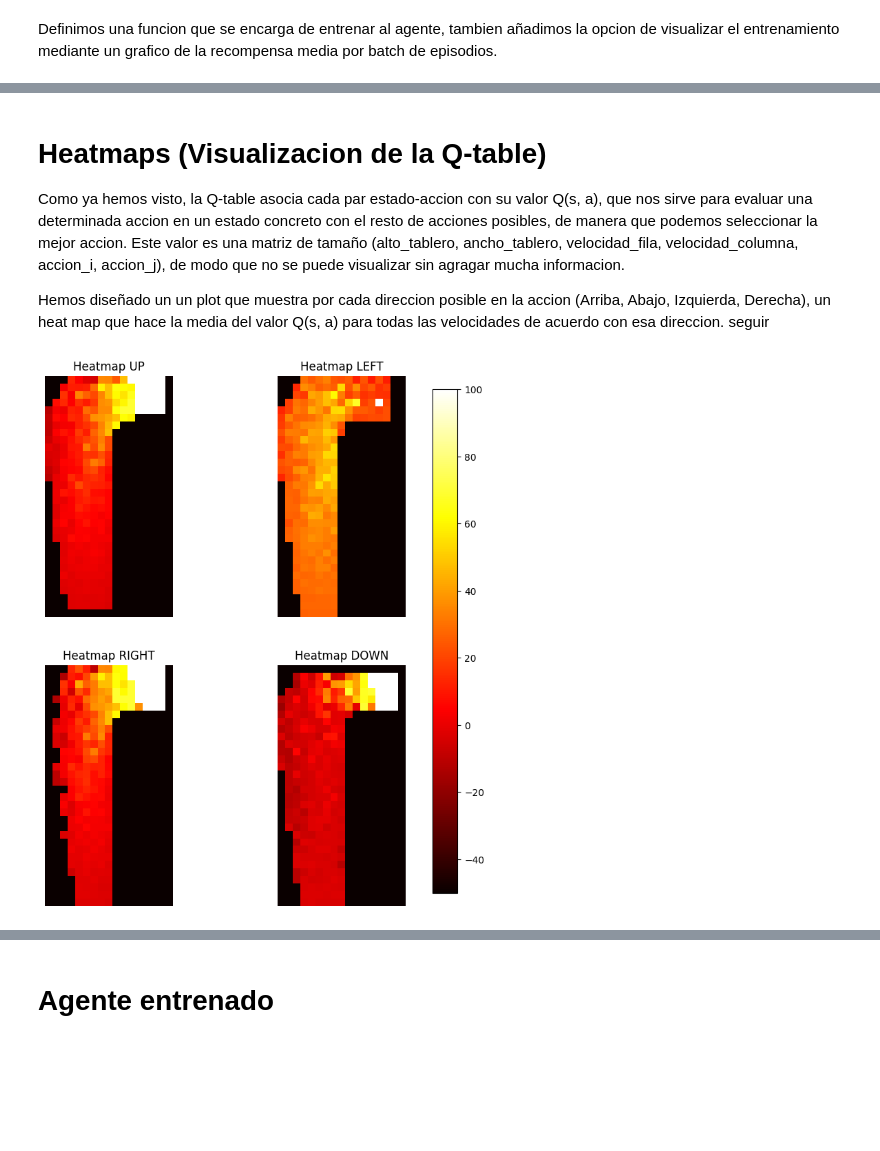
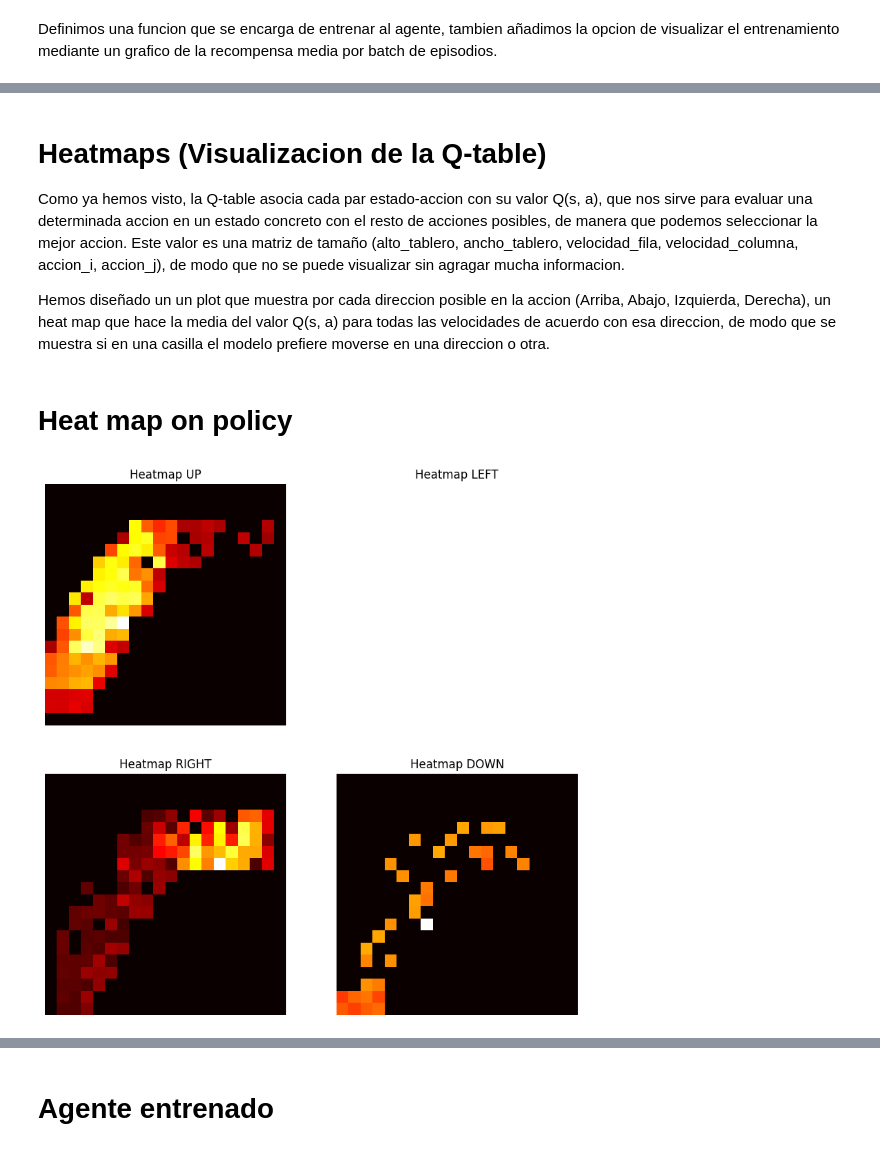
Before and after one commit to JaJeJoTor/io-practica2, a Jupyter notebook: implementacion objetos.ipynb, the cells around one changed output, grey strips where cells are left out. Saved outputs shown, nothing was run; the diff lists cells and outputs as text; code cells hidden in the pictures; blank space fills up the shorter version.

```diff
--- a/implementacion objetos.ipynb
+++ b/implementacion objetos.ipynb
@@ -659,7 +659,9 @@ class Q_table:
         return v + 5
 
 
-    def update_Q_table(self, pos, speed, action, retorno_s):
+    def update_Q_table(self, pos, speed, action, retorno_s, W = 1):
+        # W = 1 sera manejado por la implementacion on-policy
+        # W = peso importancia para off-policy
         '''
         Actualiza la matriz Q según del estado, acción y recompensa.
         '''
@@ -667,7 +669,7 @@ class Q_table:
         v1, v2 = self._vel_to_idx(speed[0]), self._vel_to_idx(speed[1])
         a1, a2 = action[0] + 1, action[1] + 1  # Mapear [-1,0,1] -> [0,1,2]
 
-        self.value_action_pair_count[p1, p2, v1, v2, a1, a2] += 1
+        self.value_action_pair_count[p1, p2, v1, v2, a1, a2] += W
         c = self.value_action_pair_count[p1, p2, v1, v2, a1, a2]
 
         q_value = self.Q_table[p1, p2, v1, v2, a1, a2]
@@ -829,0 +911,8 @@ Mejor trayectoria: 10 pasos
+# %%
+# Creamos un agente con Q-table inicializada pesimistamente
+on_policy_agent = Eps_soft_policy_agent(0.2, t1.rows, t1.columns)  # Más exploración inicial
+num_episodes = 100000
+discount = 0.7
+
+trainer = Train(t1, on_policy_agent)
+trainer.entrenar_on_policy(num_episodes, discount, plot_reward=True, plot_interval=10000)
@@ -832,7 +940,7 @@ Mejor trayectoria: 10 pasos
 
 Como ya hemos visto, la Q-table asocia cada par estado-accion con su valor Q(s, a), que nos sirve para evaluar una determinada accion en un estado concreto con el resto de acciones posibles, de manera que podemos seleccionar la mejor accion. Este valor es una matriz de tamaño (alto_tablero, ancho_tablero, velocidad_fila, velocidad_columna, accion_i, accion_j), de modo que no se puede visualizar sin agragar mucha informacion.
 
-Hemos diseñado un un plot que muestra por cada direccion posible en la accion (Arriba, Abajo, Izquierda, Derecha), un heat map que hace la media del valor Q(s, a) para todas las velocidades de acuerdo con esa direccion. seguir
+Hemos diseñado un un plot que muestra por cada direccion posible en la accion (Arriba, Abajo, Izquierda, Derecha), un heat map que hace la media del valor Q(s, a) para todas las velocidades de acuerdo con esa direccion, de modo que se muestra si en una casilla el modelo prefiere moverse en una direccion o otra.
 # %%
 def plot_heatmaps(agent : Eps_soft_policy_agent, tablero : Tablero):
 
@@ -840,8 +948,9 @@ def plot_heatmaps(agent : Eps_soft_policy_agent, tablero : Tablero):
     ax = ax.flatten()
 
     q_table = agent.Q_table.Q_table
+    directions = [(-1, 0), (0, -1), (0, 1), (1, 0)]  # Arriba, Izquierda, Derecha, Abajo
 
-    for n_plot, dir in enumerate([(-1, 0), (0, -1), (0, 1), (1, 0)]):
+    for n_plot, dir in enumerate(directions):
         v_dir, h_dir = dir
 
         img = np.zeros((tablero.rows, tablero.columns), dtype=float)
@@ -850,19 +959,19 @@ def plot_heatmaps(agent : Eps_soft_policy_agent, tablero : Tablero):
             case (-1, 0):
                 title = "Heatmap UP"
                 speed_v_idx = slice(0, 5)
-                speed_h_idx = slice(0, 11)
+                speed_h_idx = 5
             case (0, -1):
                 title = "Heatmap LEFT"
-                speed_v_idx = slice(0, 11)
-                speed_h_idx = slice(0, 5)
+                speed_v_idx = slice(0, 0)
+                speed_h_idx = 5
             case (0, 1):
                 title = "Heatmap RIGHT"
-                speed_v_idx = slice(0, 11)
+                speed_v_idx = 5
                 speed_h_idx = slice(6, 11)
             case (1, 0):
                 title = "Heatmap DOWN"
                 speed_v_idx = slice(6, 11)
-                speed_h_idx = slice(0, 11)
+                speed_h_idx = 5
 
 
         a_v = v_dir + 1
@@ -870,17 +979,21 @@ def plot_heatmaps(agent : Eps_soft_policy_agent, tablero : Tablero):
 
         for i in range(img.shape[0]):
             for j in range(img.shape[1]):
-                q_values = q_table[i, j, speed_v_idx, speed_h_idx, :, :]
-                img[i, j] = np.max(q_values)
+
+                q_values = q_table[i, j, speed_v_idx, speed_h_idx, a_v, a_h]
+                repr_q_value = np.mean(np.sort(np.ravel(q_values))[-3:])  # Media de los 3 mejores Q-values
+                img[i, j] = repr_q_value
 
         plt.sca(ax[n_plot])
         plt.title(title)
         plt.axis('off')
-        im = plt.imshow(img, cmap='hot')
+        im = plt.imshow(img, cmap='hot', interpolation='nearest')
 
-    plt.colorbar(im, ax=ax.ravel().tolist(), shrink=0.95)
+
     plt.show()
+# %% [markdown]
+# Heat map on policy
 # %%
-plot_heatmaps(off_model_agent, t2)
+plot_heatmaps(on_policy_agent, t1)
 # %% [output]
-[figure, old version]
+[figure, new version]
```
Also changed, not shown: parts of 18 cells of this notebook.
